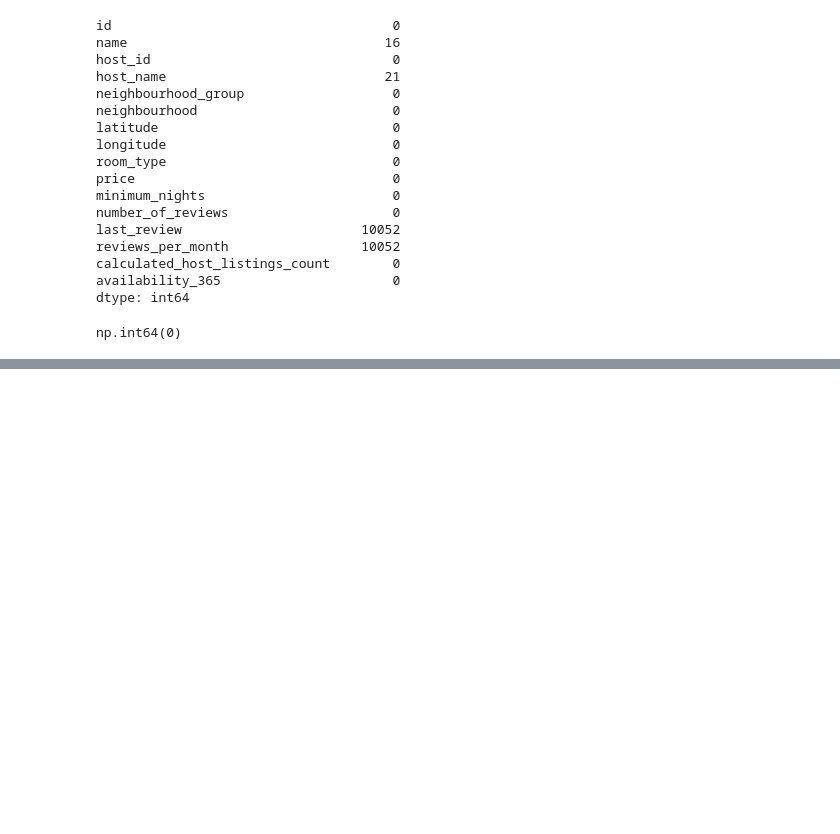
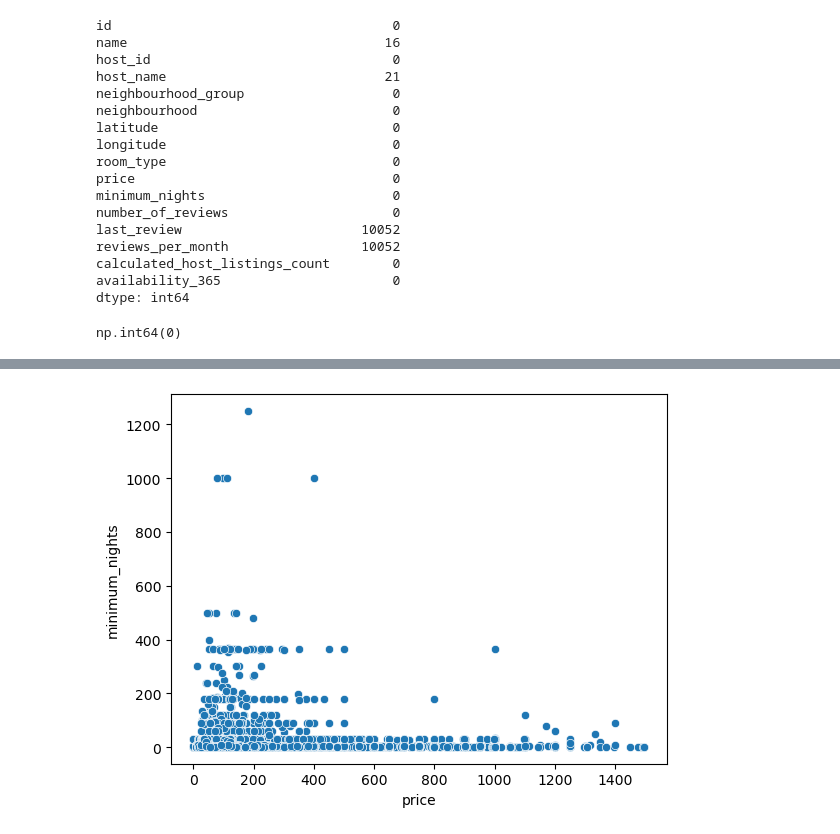
Before and after one commit to selim-sunman/airbnb-price-regression-app, a Jupyter notebook: notebooks/eda.ipynb, the cells around one changed output, grey strips where cells are left out. Cells and saved outputs as stored; diff of their text form; code cells hidden in the pictures; blank space fills up the shorter version.

```diff
--- a/notebooks/eda.ipynb
+++ b/notebooks/eda.ipynb
@@ -90,0 +118,5 @@ df.describe().T
+# %%
+sns.scatterplot(data=df, x="price", y="minimum_nights")
+plt.show()
+# %% [output]
+[figure, added]
```
Also changed, not shown: parts of 6 cells of this notebook.
